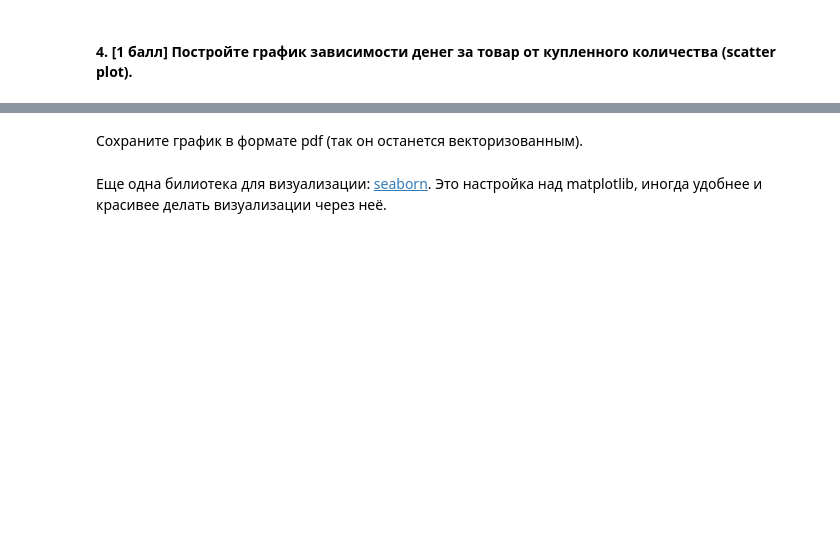
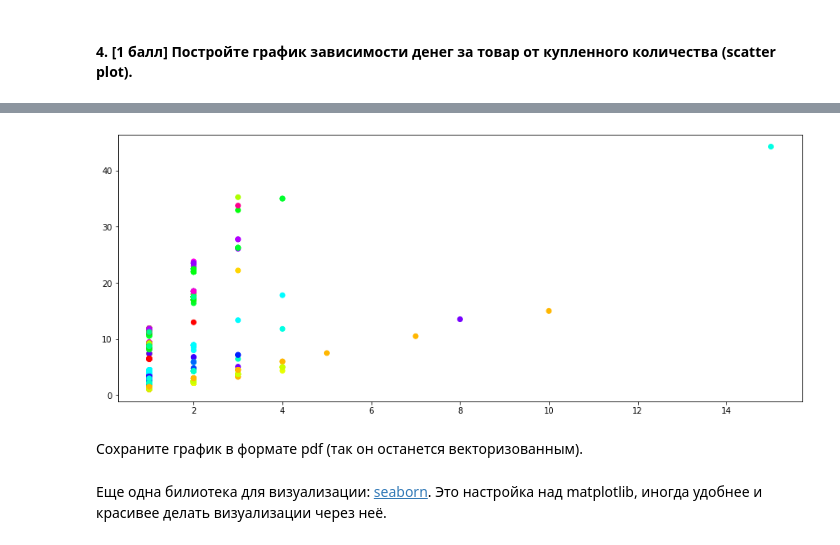
Before and after one commit to hse-mlearn/ha-01-glafiraV, a Jupyter notebook: homework-practice-01.ipynb, the cells around one changed output, grey strips where cells are left out. Saved outputs shown, nothing was run; the diff lists cells and outputs as text; code cells hidden in the pictures; blank space fills up the shorter version.

```diff
--- a/homework-practice-01.ipynb
+++ b/homework-practice-01.ipynb
@@ -389,0 +391,2 @@ Text(0, 0.5, 'cdf')
+# %%
+name2idx = {item: idx for idx, item in enumerate(np.unique(RestrData['item_name']))}
@@ -390,2 +413,8 @@ Text(0, 0.5, 'cdf')
+# %%
+SP = plt.figure(figsize=(15,6))
+plt.scatter(RestrData['quantity'], RestrData['item_price_float'], c=[name2idx[x] for x in RestrData['item_name']], cmap='hsv')
+plt.show()
+# %% [output]
+[figure, added]
 # %% [markdown]
 Сохраните график в формате pdf (так он останется векторизованным).
```
Also changed, not shown: parts of 12 cells of this notebook.
